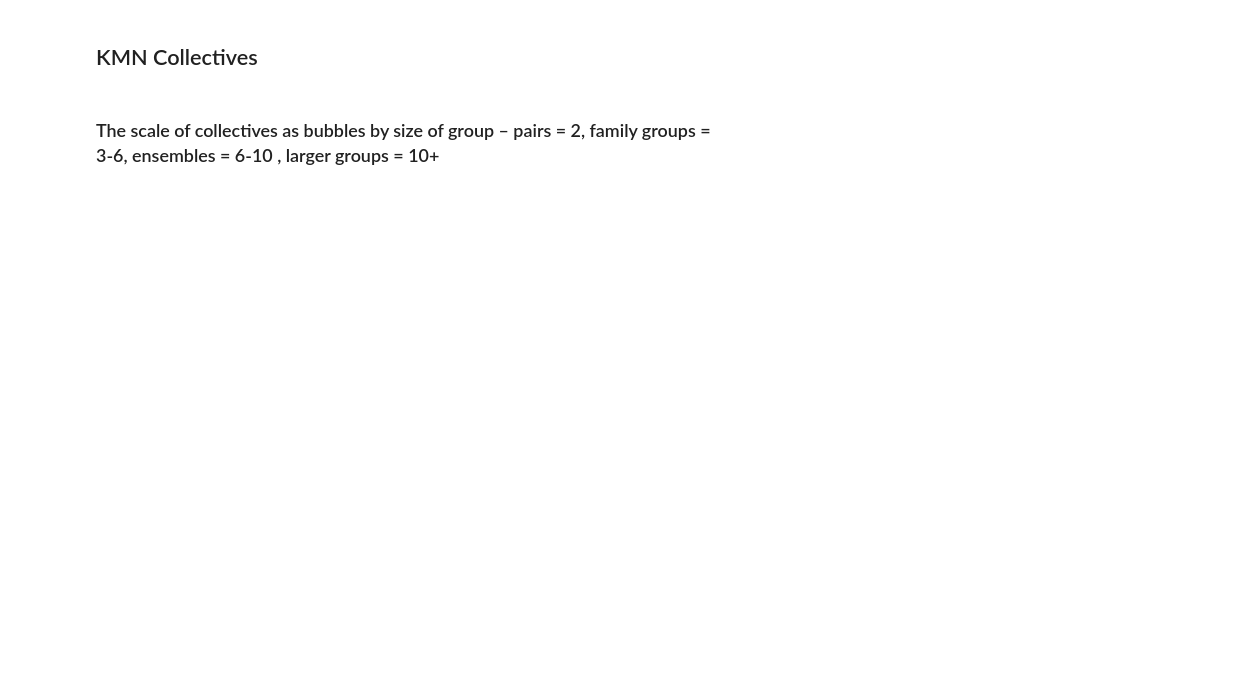
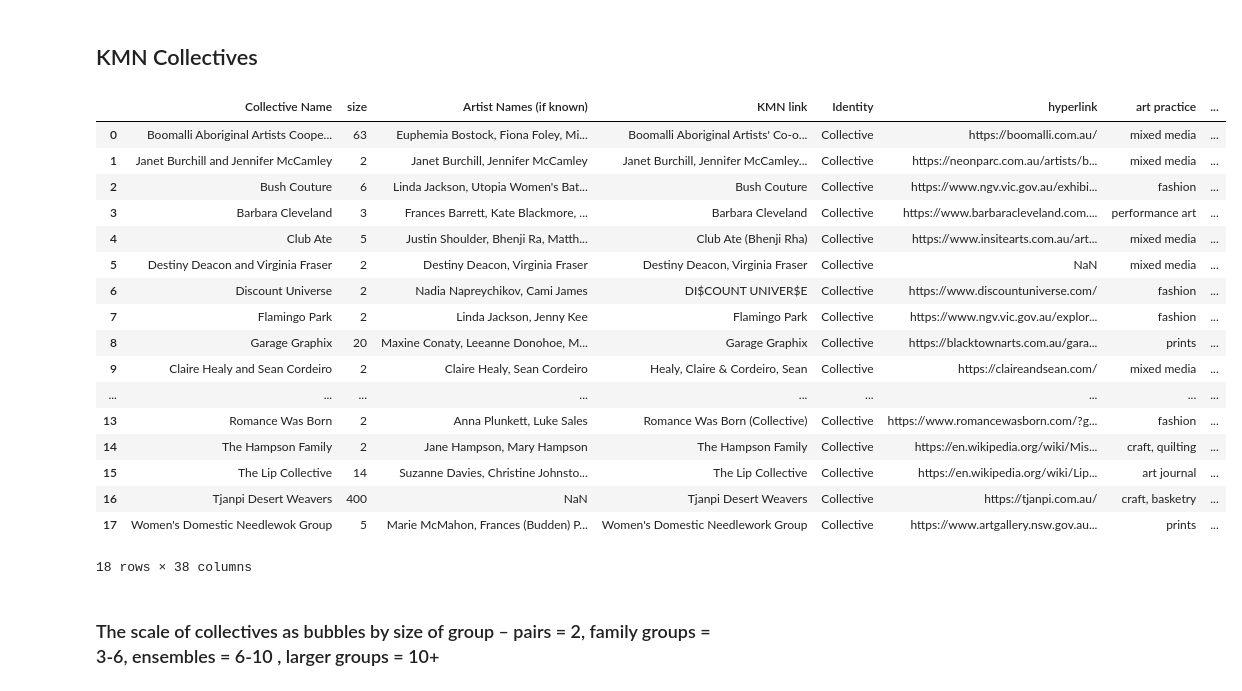
Before and after one commit to justinadrmun/st-acde, a Jupyter notebook: kmn_collectives.ipynb, the cells around one changed output. Cells and saved outputs as stored; diff of their text form; code cells hidden in the pictures; blank space fills up the shorter version.

```diff
--- a/kmn_collectives.ipynb
+++ b/kmn_collectives.ipynb
@@ -3,9 +3,32 @@
 # %%
 import pandas as pd
 import numpy as np
 import matplotlib.pyplot as plt
 
 kmn_frame = pd.read_excel('data/kmn-v2.xlsx', sheet_name=1)
+
+# theere is a mistake in the data, one value in the column ["Collective Name"] is "bu" but it should say "Bush Couture"
+kmn_frame.loc[kmn_frame['Collective Name'] == 'bu', 'Collective Name'] = 'Bush Couture'
+kmn_frame
+# %% [output]
+|  | Collective Name | size | Artist Names (if known) | KMN link | Identity | hyperlink | art practice | ... |
+| 0 | Boomalli Aboriginal Artists Coope... | 63 | Euphemia Bostock, Fiona Foley, Mi... | Boomalli Aboriginal Artists' Co-o... | Collective | https://boomalli.com.au/ | mixed media | ... |
+| 1 | Janet Burchill and Jennifer McCamley | 2 | Janet Burchill, Jennifer McCamley | Janet Burchill, Jennifer McCamley... | Collective | https://neonparc.com.au/artists/b... | mixed media | ... |
+| 2 | Bush Couture | 6 | Linda Jackson, Utopia Women's Bat... | Bush Couture | Collective | https://www.ngv.vic.gov.au/exhibi... | fashion | ... |
+| 3 | Barbara Cleveland | 3 | Frances Barrett, Kate Blackmore, ... | Barbara Cleveland | Collective | https://www.barbaracleveland.com.... | performance art | ... |
+| 4 | Club Ate | 5 | Justin Shoulder, Bhenji Ra, Matth... | Club Ate (Bhenji Rha) | Collective | https://www.insitearts.com.au/art... | mixed media | ... |
+| 5 | Destiny Deacon and Virginia Fraser | 2 | Destiny Deacon, Virginia Fraser | Destiny Deacon, Virginia Fraser | Collective | NaN | mixed media | ... |
+| 6 | Discount Universe | 2 | Nadia Napreychikov, Cami James | DI$COUNT UNIVER$E | Collective | https://www.discountuniverse.com/ | fashion | ... |
+| 7 | Flamingo Park | 2 | Linda Jackson, Jenny Kee | Flamingo Park | Collective | https://www.ngv.vic.gov.au/explor... | fashion | ... |
+| 8 | Garage Graphix | 20 | Maxine Conaty, Leeanne Donohoe, M... | Garage Graphix | Collective | https://blacktownarts.com.au/gara... | prints | ... |
+| 9 | Claire Healy and Sean Cordeiro | 2 | Claire Healy, Sean Cordeiro | Healy, Claire & Cordeiro, Sean | Collective | https://claireandsean.com/ | mixed media | ... |
+| ... | ... | ... | ... | ... | ... | ... | ... | ... |
+| 13 | Romance Was Born | 2 | Anna Plunkett, Luke Sales | Romance Was Born (Collective) | Collective | https://www.romancewasborn.com/?g... | fashion | ... |
+| 14 | The Hampson Family | 2 | Jane Hampson, Mary Hampson | The Hampson Family | Collective | https://en.wikipedia.org/wiki/Mis... | craft, quilting | ... |
+| 15 | The Lip Collective | 14 | Suzanne Davies, Christine Johnsto... | The Lip Collective | Collective | https://en.wikipedia.org/wiki/Lip... | art journal | ... |
+| 16 | Tjanpi Desert Weavers | 400 | NaN | Tjanpi Desert Weavers | Collective | https://tjanpi.com.au/ | craft, basketry | ... |
+| 17 | Women's Domestic Needlewok Group | 5 | Marie McMahon, Frances (Budden) P... | Women's Domestic Needlework Group | Collective | https://www.artgallery.nsw.gov.au... | prints | ... |
+18 rows × 38 columns
 # %% [markdown]
 ### The scale of collectives as bubbles by size of group – pairs = 2, family groups = 3-6, ensembles = 6-10 , larger groups = 10+
 # %%
```
Also changed, not shown: parts of 5 cells of this notebook.
